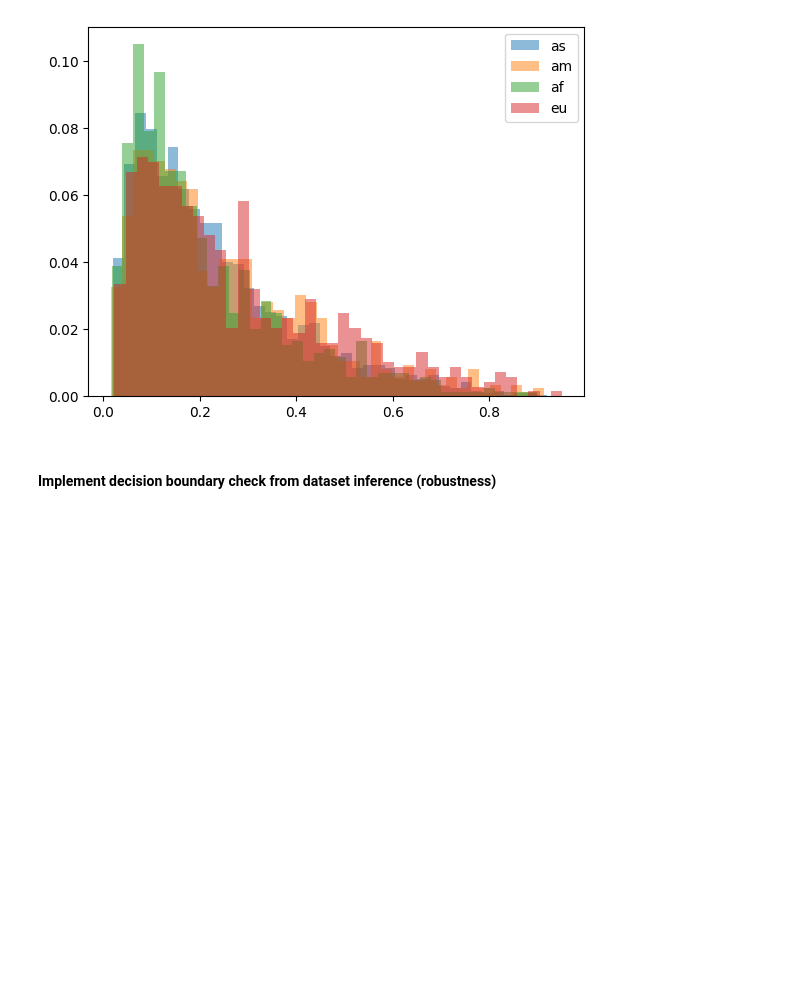
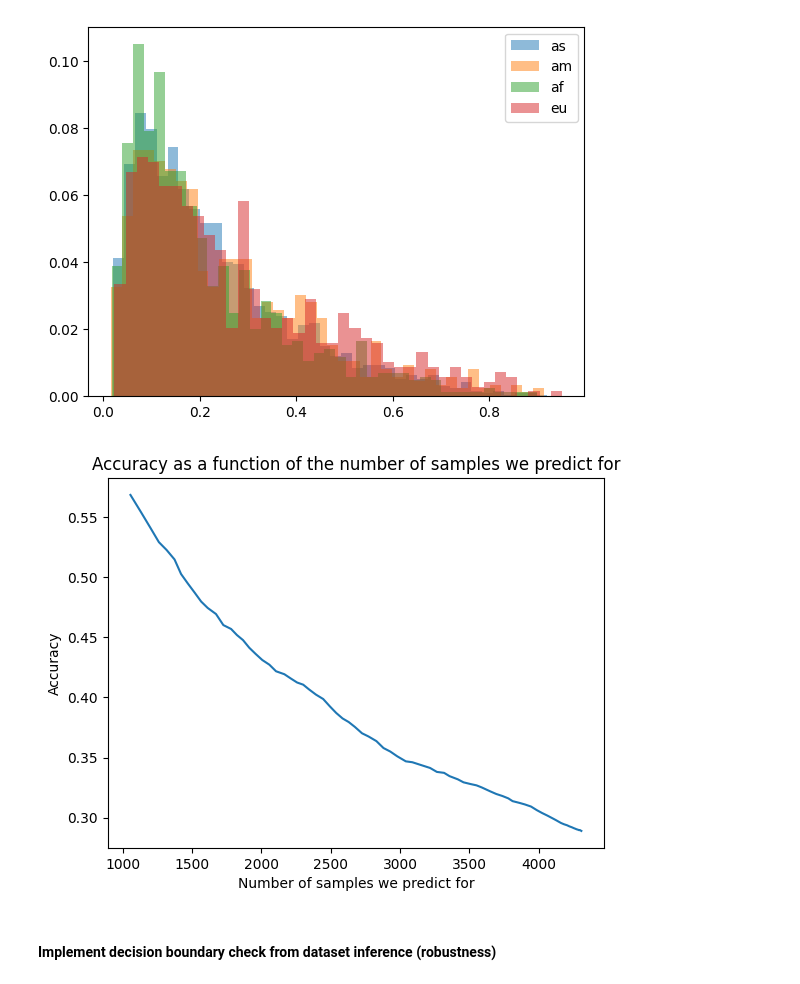
Before and after one commit to cleverhans-lab/suitability, a Jupyter notebook: dollarstreet.ipynb, the cells around one changed output. Cells and saved outputs as stored; diff of their text form; code cells hidden in the pictures; blank space fills up the shorter version.

Commit message:
sample-level experiments

````diff
--- a/dollarstreet.ipynb
+++ b/dollarstreet.ipynb
@@ -25,10 +26,9 @@ kaggle datasets download -d mlcommons/the-dollar-street-dataset -p /mfsnic/u/apo
 unzip /mfsnic/u/apouget/data/dollarstreet/the-dollar-street-dataset.zip -d /mfsnic/u/apouget/data/dollarstreet
 ```
 # %%
-dataset_path = '/mfsnic/u/apouget/data/dollarstreet/dataset_dollarstreet/'
-train_path = os.path.join(dataset_path, 'images_v2_imagenet_train.csv')
-test_path = os.path.join(dataset_path, 'images_v2_imagenet_test.csv')
-
+root_dir = '/mfsnic/u/apouget/data/dollarstreet/dataset_dollarstreet/'
+train_path = os.path.join(root_dir, 'images_v2_imagenet_train.csv')
+test_path = os.path.join(root_dir, 'images_v2_imagenet_test.csv')
 data_train_csv = pd.read_csv(train_path)
 data_test_csv = pd.read_csv(test_path)
 # display(data_train_csv.head())
@@ -71,9 +37,23 @@ dataloader_test = DataLoader(data_test, batch_size=64, shuffle=False, num_worker
+# %%
+data_train = get_dollarstreet(root_dir, "train", batch_size=64, shuffle=False, num_workers=4)
+data_test = get_dollarstreet(root_dir, "test", batch_size=64, shuffle=False, num_workers=4)
+
+transform = transforms.Compose([
+        transforms.Resize(232, interpolation=transforms.InterpolationMode.BILINEAR),
+        transforms.CenterCrop(224),
+        transforms.ToTensor(),
+    ])
 # %% [markdown]
 #### Check model accuracy
 # %%
-weights = ResNet50_Weights.IMAGENET1K_V2
-model = resnet50(weights=weights)
+# weights = ResNet50_Weights.IMAGENET1K_V2
+# model = resnet50(weights=weights)
 device = torch.device("cuda" if torch.cuda.is_available() else "cpu")
+# model.to(device)
+
+model = resnet50(weights=None)
+state_dict = torch.load('/mfsnic/u/apouget/experiments/dollarstreet/last_model.pth')
+model.load_state_dict(state_dict)
 model.to(device)
 
 def get_accuracy_and_confidence(model, dataloader, device):
@@ -145,6 +125,24 @@ plt.legend(loc='upper right')
 plt.show()
 # %% [output]
 [figure]
+# %%
+accuracy, confidences, correctness = get_accuracy_and_confidence(model, data_test, device)
+# %%
+confidences = np.array(confidences)
+x = []
+y = []
+
+for i in np.arange(0.93, -0.01, -0.01):
+    x.append(np.sum(confidences >= i))
+    y.append(np.mean(correctness[confidences >= i]))
+
+plt.plot(x, y)
+plt.xlabel('Number of samples we predict for')
+plt.ylabel('Accuracy')
+plt.title('Accuracy as a function of the number of samples we predict for')
+plt.show()
+# %% [output]
+[figure, added]
 # %% [markdown]
 #### Implement decision boundary check from dataset inference (robustness)
 # %%
````
Also changed, not shown: parts of 23 cells of this notebook, 1 other file.
